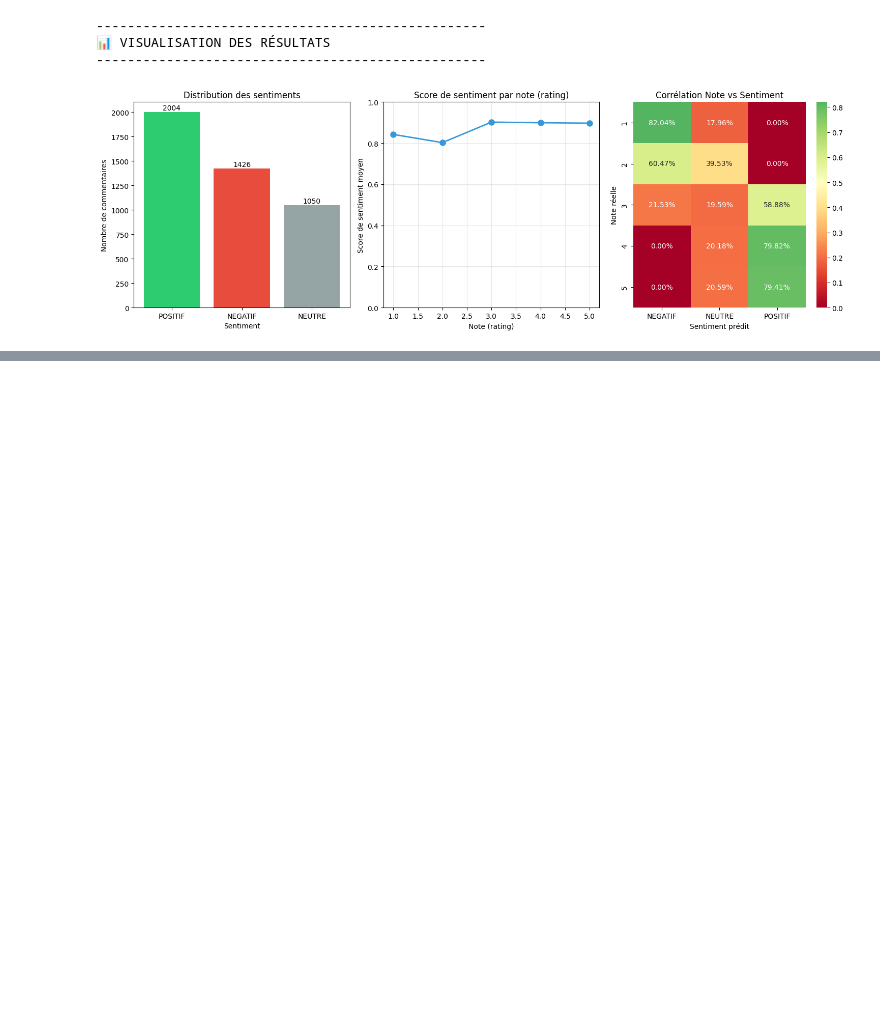
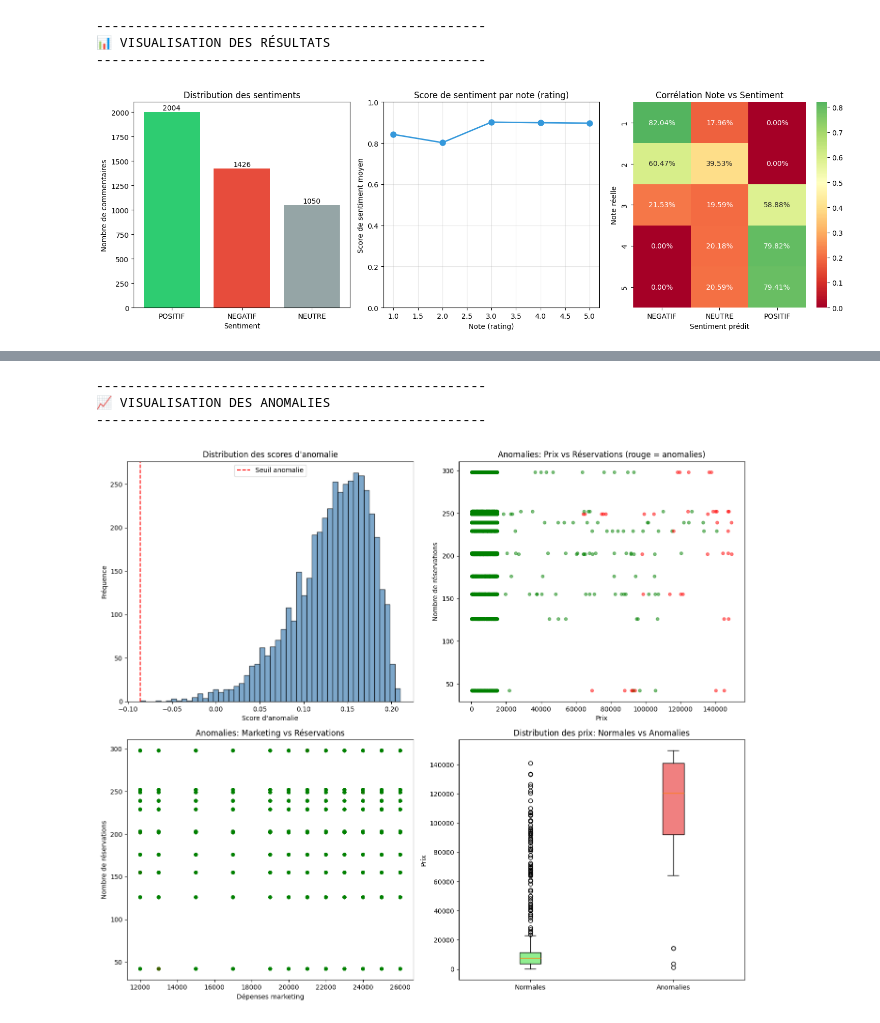
Before and after one commit to Chaima-Cherif391/Esprit-PABI-4ERPBI7-2526-EventZella, a Jupyter notebook: Machine-Projet-BI.ipynb, the cells around one changed output, grey strips where cells are left out. Saved outputs shown, nothing was run; the diff lists cells and outputs as text; code cells hidden in the pictures; blank space fills up the shorter version.

Commit message:
detection d'anomalie

```diff
--- a/Machine-Projet-BI.ipynb
+++ b/Machine-Projet-BI.ipynb
@@ -1665,0 +1854,45 @@ plt.show()
+# %%
+print("\n" + "-"*50)
+print("📈 VISUALISATION DES ANOMALIES")
+print("-"*50)
+
+fig, axes = plt.subplots(2, 2, figsize=(14, 12))
+
+# 1. Distribution des scores d'anomalie
+axes[0,0].hist(df['anomaly_score_iforest'], bins=50, alpha=0.7, color='steelblue', edgecolor='black')
+axes[0,0].axvline(x=df[df['anomaly_iforest'] == -1]['anomaly_score_iforest'].min(),
+                  color='red', linestyle='--', label='Seuil anomalie')
+axes[0,0].set_xlabel('Score d\'anomalie')
+axes[0,0].set_ylabel('Fréquence')
+axes[0,0].set_title('Distribution des scores d\'anomalie')
+axes[0,0].legend()
+
+# 2. Scatter plot: Prix vs Réservations
+colors = ['green' if x == 1 else 'red' for x in df['anomaly_iforest']]
+axes[0,1].scatter(df['price'], df['nbr_reservations'], c=colors, alpha=0.5, s=20)
+axes[0,1].set_xlabel('Prix')
+axes[0,1].set_ylabel('Nombre de réservations')
+axes[0,1].set_title('Anomalies: Prix vs Réservations (rouge = anomalies)')
+
+# 3. Scatter plot: Marketing vs Réservations
+axes[1,0].scatter(df['marketing_spend'], df['nbr_reservations'], c=colors, alpha=0.5, s=20)
+axes[1,0].set_xlabel('Dépenses marketing')
+axes[1,0].set_ylabel('Nombre de réservations')
+axes[1,0].set_title('Anomalies: Marketing vs Réservations')
+
+# 4. Boxplot comparatif (Prix)
+data_to_plot = [normales['price'], anomalies['price']]
+bp = axes[1,1].boxplot(data_to_plot, labels=['Normales', 'Anomalies'], patch_artist=True)
+bp['boxes'][0].set_facecolor('lightgreen')
+bp['boxes'][1].set_facecolor('lightcoral')
+axes[1,1].set_ylabel('Prix')
+axes[1,1].set_title('Distribution des prix: Normales vs Anomalies')
+
+plt.tight_layout()
+plt.savefig('anomaly_detection.png', dpi=300)
+plt.show()
+# %% [output]
+--------------------------------------------------
+📈 VISUALISATION DES ANOMALIES
+--------------------------------------------------
+[figure, added]
```
Also changed, not shown: parts of 9 cells of this notebook, 3 other files.
